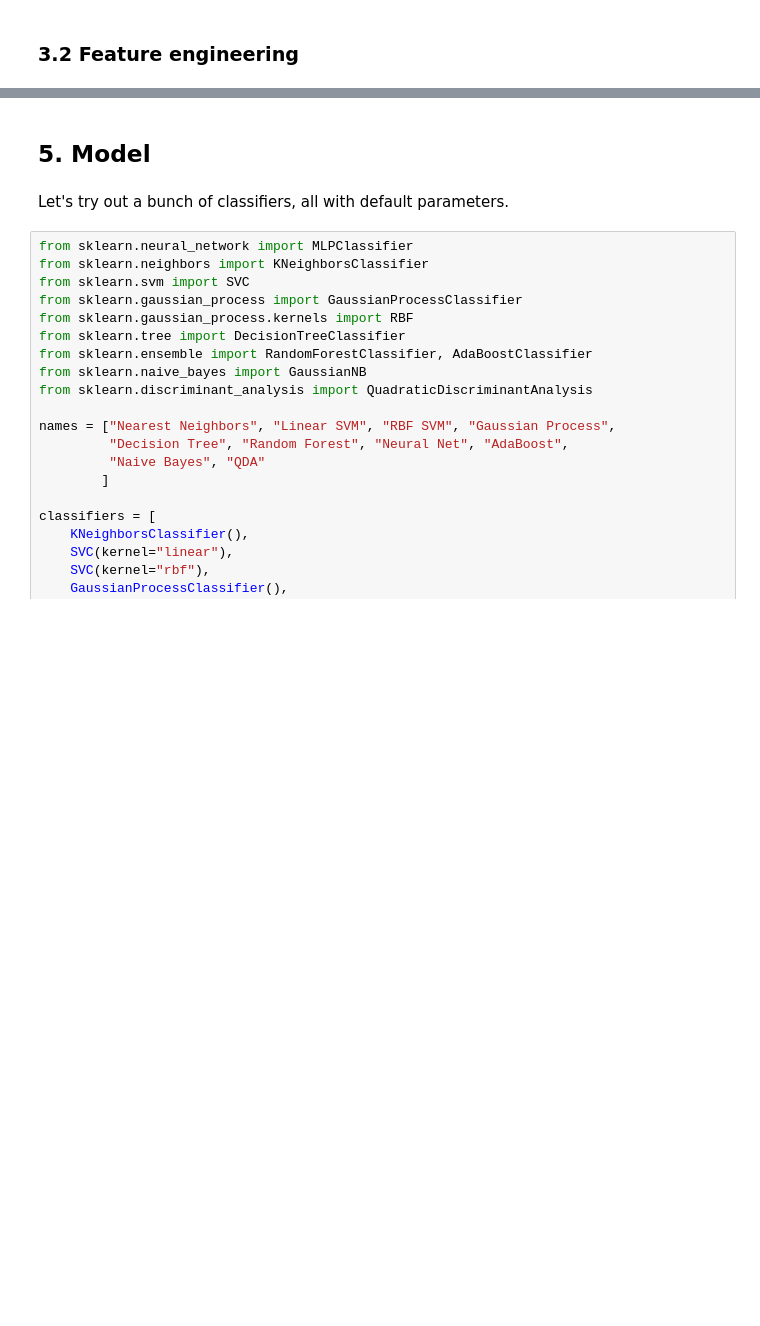
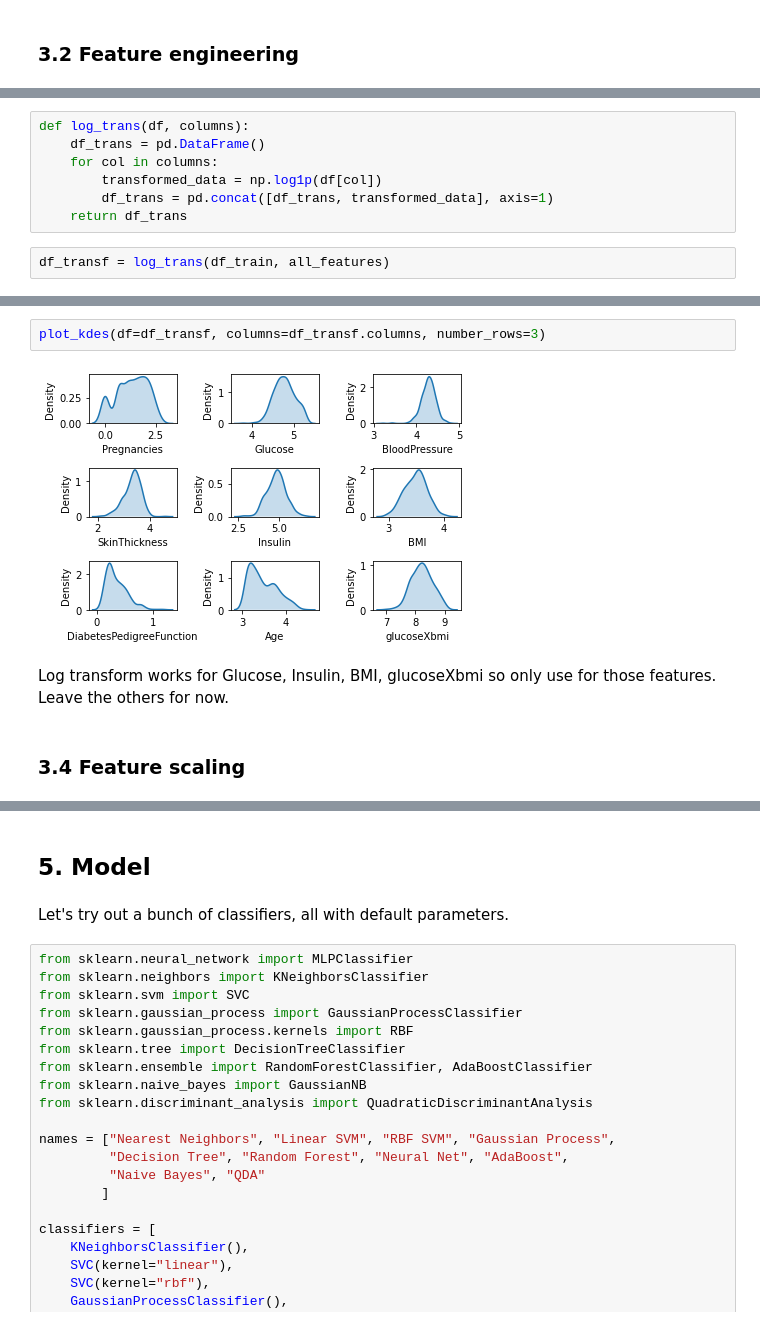
Before and after one commit to Esrem5/PredictDiabetes, a Jupyter notebook: diabetes.ipynb, the cells around one changed output, grey strips where cells are left out. Drawn from its saved outputs; the diff is of its cells as text; blank space fills up the shorter version.

```diff
--- a/diabetes.ipynb
+++ b/diabetes.ipynb
@@ -229,0 +287,9 @@ After n zeros: 0
+# %%
+def log_trans(df, columns):
+    df_trans = pd.DataFrame()
+    for col in columns:
+        transformed_data = np.log1p(df[col])
+        df_trans = pd.concat([df_trans, transformed_data], axis=1)
+    return df_trans
+# %%
+df_transf = log_trans(df_train, all_features)
@@ -229,0 +308,9 @@ After n zeros: 0
+# %%
+plot_kdes(df=df_transf, columns=df_transf.columns, number_rows=3)
+# %% [output]
+[figure, added]
+# %% [markdown]
+Log transform works for Glucose, Insulin, BMI, glucoseXbmi so only use for those features. Leave the others for now.
+# %% [markdown]
+<a id='scale'></a>
+### 3.4 Feature scaling
```
Also changed, not shown: parts of 56 cells of this notebook, 1 other file.
